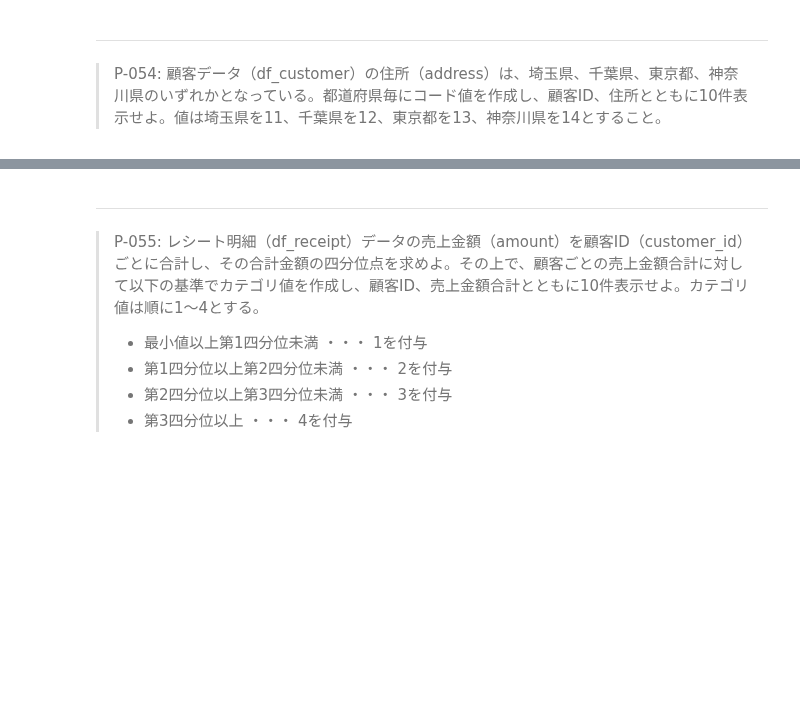
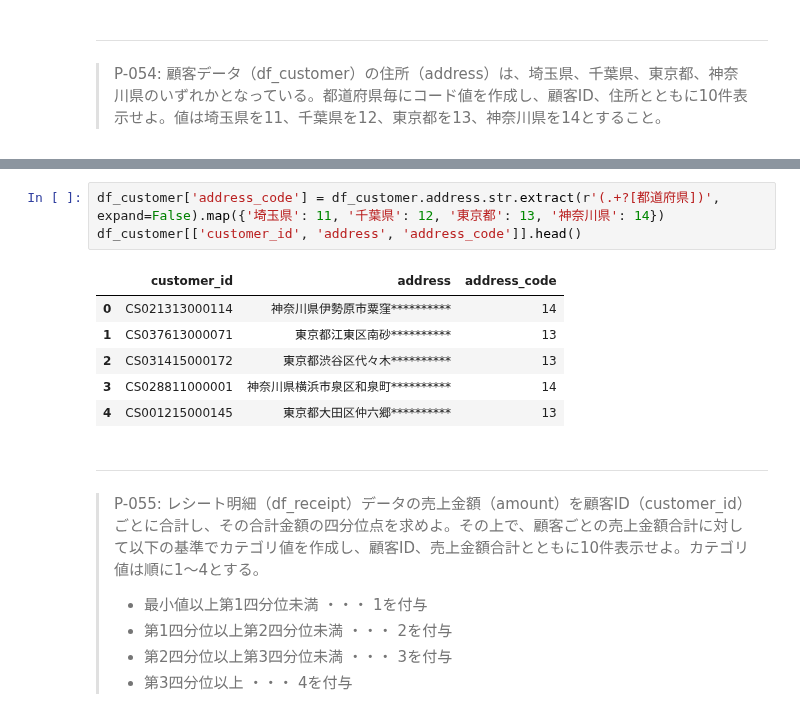
Before and after one commit to libra20/100knocks2, a Jupyter notebook: docker/work/preprocess_knock_Python.ipynb, the cells around one changed output, grey strips where cells are left out. Saved outputs shown, nothing was run; the diff lists cells and outputs as text; blank space fills up the shorter version.

```diff
--- a/docker/work/preprocess_knock_Python.ipynb
+++ b/docker/work/preprocess_knock_Python.ipynb
@@ -1084,3 +1094,13 @@ df_customer.merge(df_receipt, on='customer_id', how='inner').groupby('is_tokyo')
+# %%
+df_customer['address_code'] = df_customer.address.str.extract(r'(.+?[都道府県])', expand=False).map({'埼玉県': 11, '千葉県': 12, '東京都': 13, '神奈川県': 14})
+df_customer[['customer_id', 'address', 'address_code']].head()
+# %% [output]
+|  | customer_id | address | address_code |
+| 0 | CS021313000114 | 神奈川県伊勢原市粟窪********** | 14 |
+| 1 | CS037613000071 | 東京都江東区南砂********** | 13 |
+| 2 | CS031415000172 | 東京都渋谷区代々木********** | 13 |
+| 3 | CS028811000001 | 神奈川県横浜市泉区和泉町********** | 14 |
+| 4 | CS001215000145 | 東京都大田区仲六郷********** | 13 |
 # %% [markdown]
 ---
 > P-055: レシート明細（df_receipt）データの売上金額（amount）を顧客ID（customer_id）ごとに合計し、その合計金額の四分位点を求めよ。その上で、顧客ごとの売上金額合計に対して以下の基準でカテゴリ値を作成し、顧客ID、売上金額合計とともに10件表示せよ。カテゴリ値は順に1〜4とする。
```
Also changed, not shown: parts of 1 cell of this notebook.
